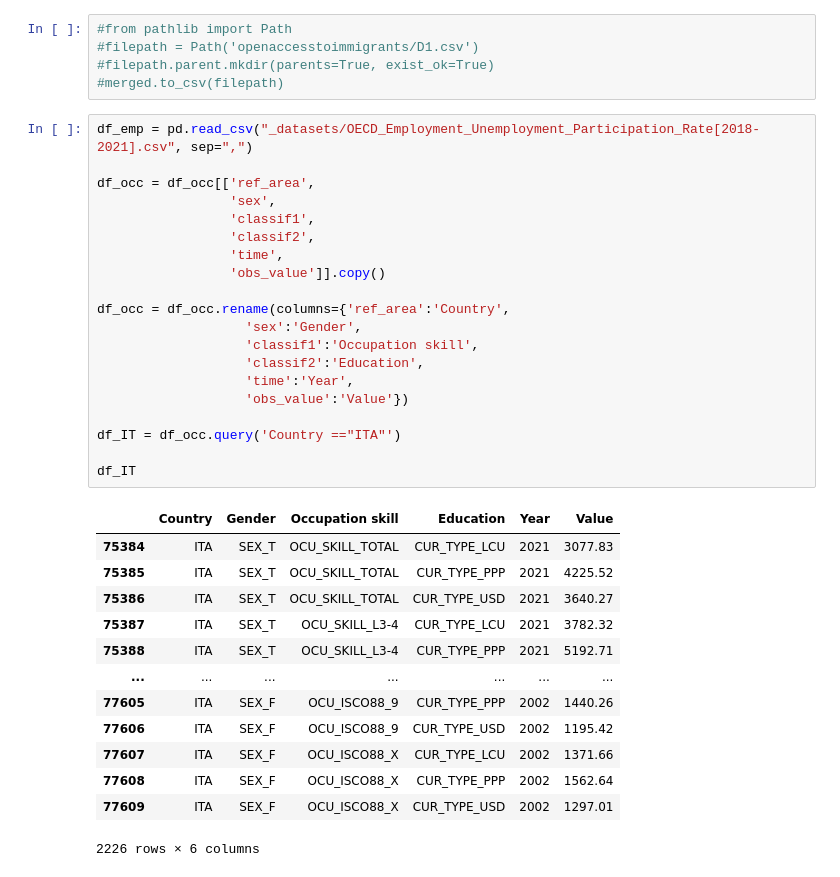
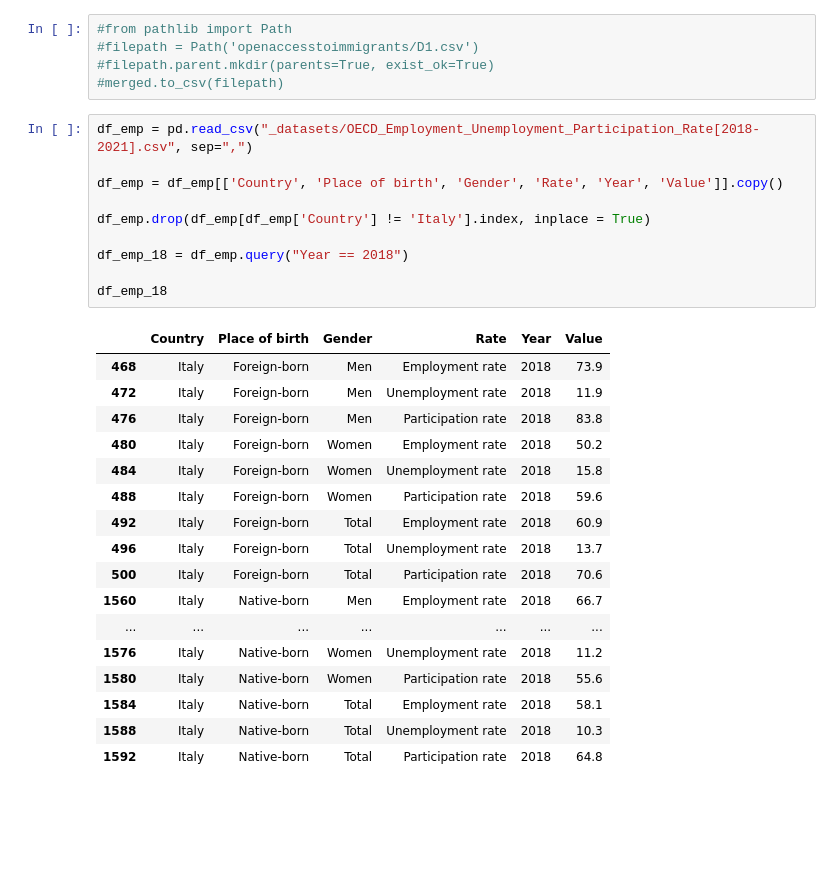
Before and after one commit to openaccesstoimmigrants/EmpowerItaly, a Jupyter notebook: Data_Management.ipynb, the cells around one changed output. Saved outputs shown, nothing was run; the diff lists cells and outputs as text; blank space fills up the shorter version.

```diff
--- a/Data_Management.ipynb
+++ b/Data_Management.ipynb
@@ -222,37 +234,31 @@ ax2 = sns.lineplot(x='Year', y='Value', data=act_males_ed_3)
 #filepath = Path('openaccesstoimmigrants/D1.csv')
 #filepath.parent.mkdir(parents=True, exist_ok=True)
 #merged.to_csv(filepath)
-# %%
-df_emp = pd.read_csv("_datasets/OECD_Employment_Unemployment_Participation_Rate[2018-2021].csv", sep=",")
-
-df_occ = df_occ[['ref_area',
-                 'sex',
-                 'classif1',
-                 'classif2',
-                 'time',
-                 'obs_value']].copy()
-
-df_occ = df_occ.rename(columns={'ref_area':'Country',
-                   'sex':'Gender',
-                   'classif1':'Occupation skill',
-                   'classif2':'Education',
-                   'time':'Year',
-                   'obs_value':'Value'})
-
-df_IT = df_occ.query('Country =="ITA"')
-
-df_IT
-# %% [output]
-|  | Country | Gender | Occupation skill | Education | Year | Value |
-| 75384 | ITA | SEX_T | OCU_SKILL_TOTAL | CUR_TYPE_LCU | 2021 | 3077.83 |
-| 75385 | ITA | SEX_T | OCU_SKILL_TOTAL | CUR_TYPE_PPP | 2021 | 4225.52 |
-| 75386 | ITA | SEX_T | OCU_SKILL_TOTAL | CUR_TYPE_USD | 2021 | 3640.27 |
-| 75387 | ITA | SEX_T | OCU_SKILL_L3-4 | CUR_TYPE_LCU | 2021 | 3782.32 |
-| 75388 | ITA | SEX_T | OCU_SKILL_L3-4 | CUR_TYPE_PPP | 2021 | 5192.71 |
-| ... | ... | ... | ... | ... | ... | ... |
-| 77605 | ITA | SEX_F | OCU_ISCO88_9 | CUR_TYPE_PPP | 2002 | 1440.26 |
-| 77606 | ITA | SEX_F | OCU_ISCO88_9 | CUR_TYPE_USD | 2002 | 1195.42 |
-| 77607 | ITA | SEX_F | OCU_ISCO88_X | CUR_TYPE_LCU | 2002 | 1371.66 |
-| 77608 | ITA | SEX_F | OCU_ISCO88_X | CUR_TYPE_PPP | 2002 | 1562.64 |
-| 77609 | ITA | SEX_F | OCU_ISCO88_X | CUR_TYPE_USD | 2002 | 1297.01 |
-2226 rows × 6 columns
+# %%
+df_emp = pd.read_csv("_datasets/OECD_Employment_Unemployment_Participation_Rate[2018-2021].csv", sep=",")
+
+df_emp = df_emp[['Country', 'Place of birth', 'Gender', 'Rate', 'Year', 'Value']].copy()
+
+df_emp.drop(df_emp[df_emp['Country'] != 'Italy'].index, inplace = True)
+
+df_emp_18 = df_emp.query("Year == 2018")
+
+df_emp_18
+# %% [output]
+|  | Country | Place of birth | Gender | Rate | Year | Value |
+| 468 | Italy | Foreign-born | Men | Employment rate | 2018 | 73.9 |
+| 472 | Italy | Foreign-born | Men | Unemployment rate | 2018 | 11.9 |
+| 476 | Italy | Foreign-born | Men | Participation rate | 2018 | 83.8 |
+| 480 | Italy | Foreign-born | Women | Employment rate | 2018 | 50.2 |
+| 484 | Italy | Foreign-born | Women | Unemployment rate | 2018 | 15.8 |
+| 488 | Italy | Foreign-born | Women | Participation rate | 2018 | 59.6 |
+| 492 | Italy | Foreign-born | Total | Employment rate | 2018 | 60.9 |
+| 496 | Italy | Foreign-born | Total | Unemployment rate | 2018 | 13.7 |
+| 500 | Italy | Foreign-born | Total | Participation rate | 2018 | 70.6 |
+| 1560 | Italy | Native-born | Men | Employment rate | 2018 | 66.7 |
+| ... | ... | ... | ... | ... | ... | ... |
+| 1576 | Italy | Native-born | Women | Unemployment rate | 2018 | 11.2 |
+| 1580 | Italy | Native-born | Women | Participation rate | 2018 | 55.6 |
+| 1584 | Italy | Native-born | Total | Employment rate | 2018 | 58.1 |
+| 1588 | Italy | Native-born | Total | Unemployment rate | 2018 | 10.3 |
+| 1592 | Italy | Native-born | Total | Participation rate | 2018 | 64.8 |
```
Also changed, not shown: parts of 4 cells of this notebook, 1 other file.
